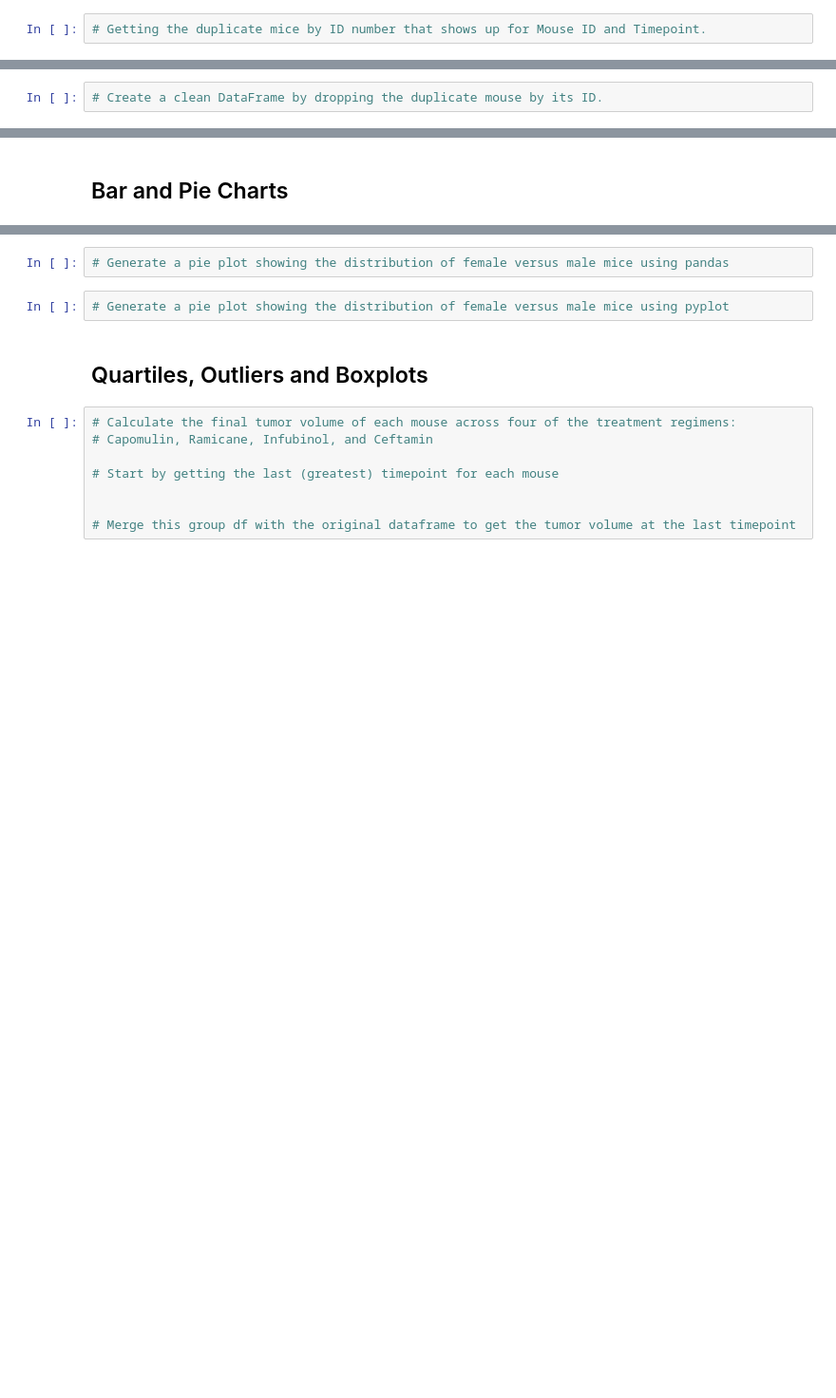
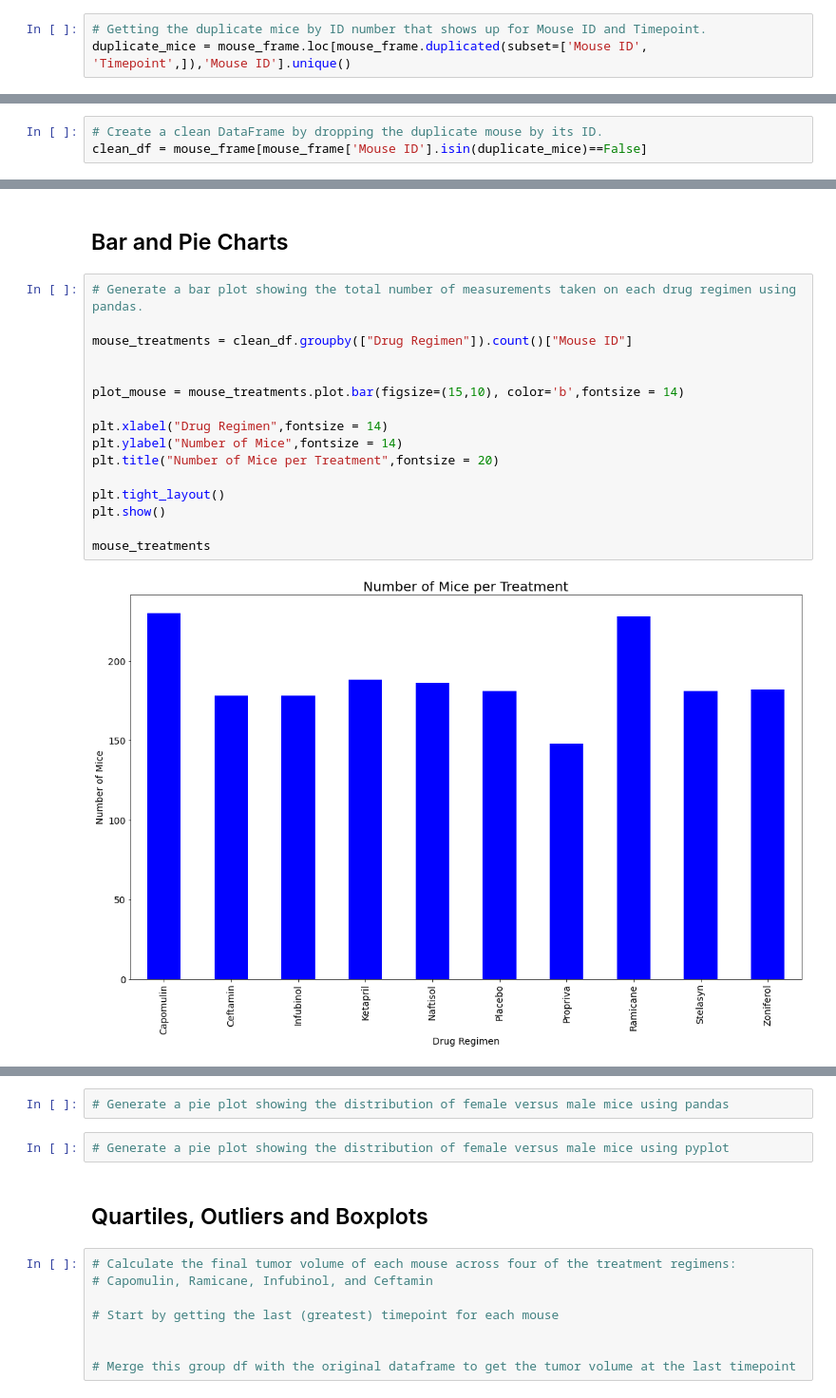
Before and after one commit to ianmkinney/matplotlib-challenge, a Jupyter notebook: pymaceuticals.ipynb, the cells around one changed output, grey strips where cells are left out. Shown at 95% size. Saved outputs shown, nothing was run; the diff lists cells and outputs as text; blank space fills up the shorter version.

```diff
--- a/pymaceuticals.ipynb
+++ b/pymaceuticals.ipynb
@@ -44,3 +44,4 @@ mice_count
 249
 # %%
 # Getting the duplicate mice by ID number that shows up for Mouse ID and Timepoint.
+duplicate_mice = mouse_frame.loc[mouse_frame.duplicated(subset=['Mouse ID', 'Timepoint',]),'Mouse ID'].unique()
@@ -51,4 +55,5 @@ KeyError: ''
 # %%
 # Create a clean DataFrame by dropping the duplicate mouse by its ID.
+clean_df = mouse_frame[mouse_frame['Mouse ID'].isin(duplicate_mice)==False]
 # %%
 # Checking the number of mice in the clean DataFrame.
@@ -87,2 +112,20 @@ summary_df
 # %% [markdown]
 ## Bar and Pie Charts
+# %%
+# Generate a bar plot showing the total number of measurements taken on each drug regimen using pandas.
+
+mouse_treatments = clean_df.groupby(["Drug Regimen"]).count()["Mouse ID"]
+
+
+plot_mouse = mouse_treatments.plot.bar(figsize=(15,10), color='b',fontsize = 14)
+
+plt.xlabel("Drug Regimen",fontsize = 14)
+plt.ylabel("Number of Mice",fontsize = 14)
+plt.title("Number of Mice per Treatment",fontsize = 20)
+
+plt.tight_layout()
+plt.show()
+
+mouse_treatments
+# %% [output]
+[figure, added]
```
Also changed, not shown: parts of 7 cells of this notebook.
